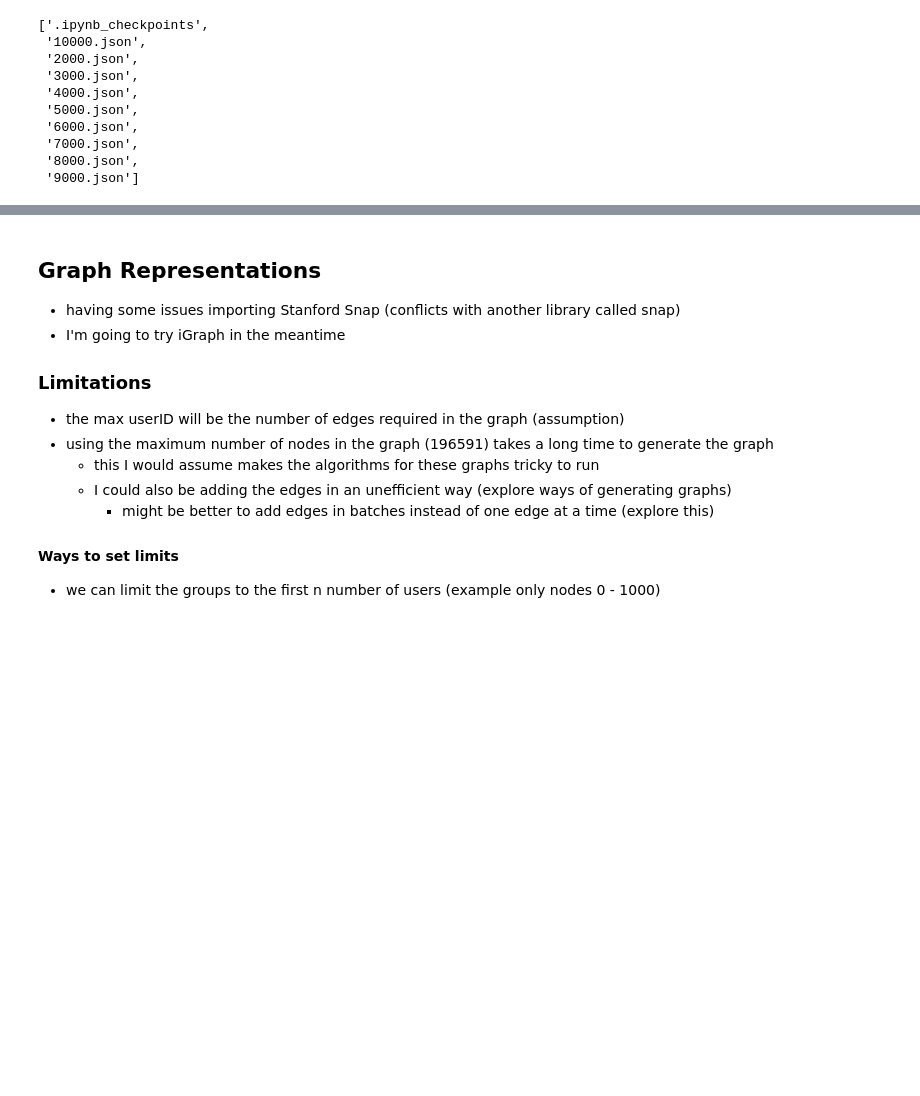
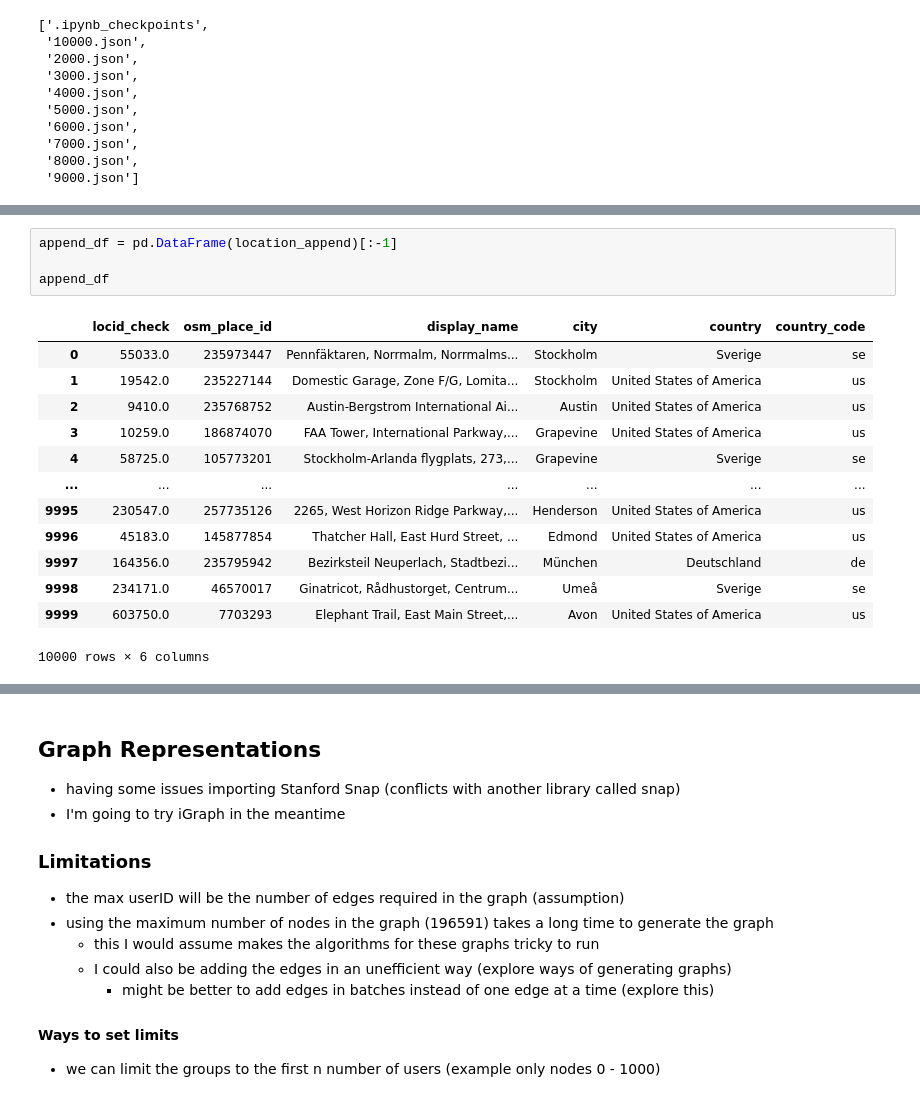
Before and after one commit to BetoBob/csc_481, a Jupyter notebook: project/Project_Bob.ipynb, the cells around one changed output, grey strips where cells are left out. Drawn from its saved outputs; the diff is of its cells as text; blank space fills up the shorter version.

```diff
--- a/project/Project_Bob.ipynb
+++ b/project/Project_Bob.ipynb
@@ -373,0 +410,18 @@ city = ''
+# %%
+append_df = pd.DataFrame(location_append)[:-1]
+
+append_df
+# %% [output]
+|  | locid_check | osm_place_id | display_name | city | country | country_code |
+| 0 | 55033.0 | 235973447 | Pennfäktaren, Norrmalm, Norrmalms... | Stockholm | Sverige | se |
+| 1 | 19542.0 | 235227144 | Domestic Garage, Zone F/G, Lomita... | Stockholm | United States of America | us |
+| 2 | 9410.0 | 235768752 | Austin-Bergstrom International Ai... | Austin | United States of America | us |
+| 3 | 10259.0 | 186874070 | FAA Tower, International Parkway,... | Grapevine | United States of America | us |
+| 4 | 58725.0 | 105773201 | Stockholm-Arlanda flygplats, 273,... | Grapevine | Sverige | se |
+| ... | ... | ... | ... | ... | ... | ... |
+| 9995 | 230547.0 | 257735126 | 2265, West Horizon Ridge Parkway,... | Henderson | United States of America | us |
+| 9996 | 45183.0 | 145877854 | Thatcher Hall, East Hurd Street, ... | Edmond | United States of America | us |
+| 9997 | 164356.0 | 235795942 | Bezirksteil Neuperlach, Stadtbezi... | München | Deutschland | de |
+| 9998 | 234171.0 | 46570017 | Ginatricot, Rådhustorget, Centrum... | Umeå | Sverige | se |
+| 9999 | 603750.0 | 7703293 | Elephant Trail, East Main Street,... | Avon | United States of America | us |
+10000 rows × 6 columns
```
Also changed, not shown: parts of 6 cells of this notebook, 1 other file.
